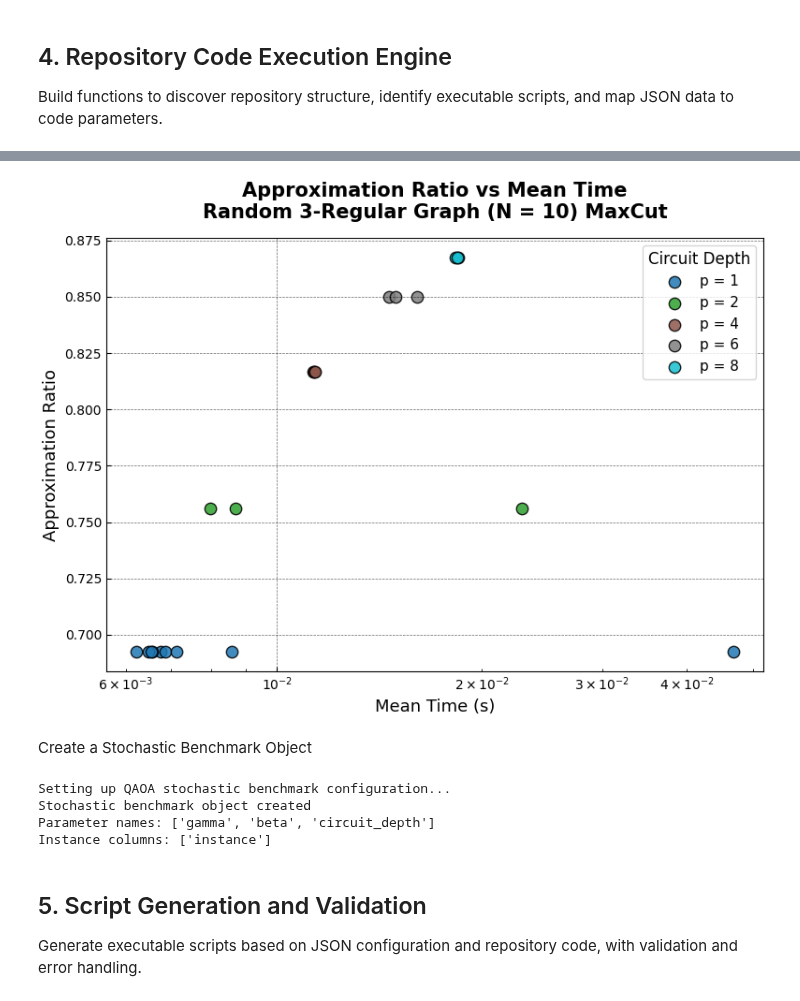
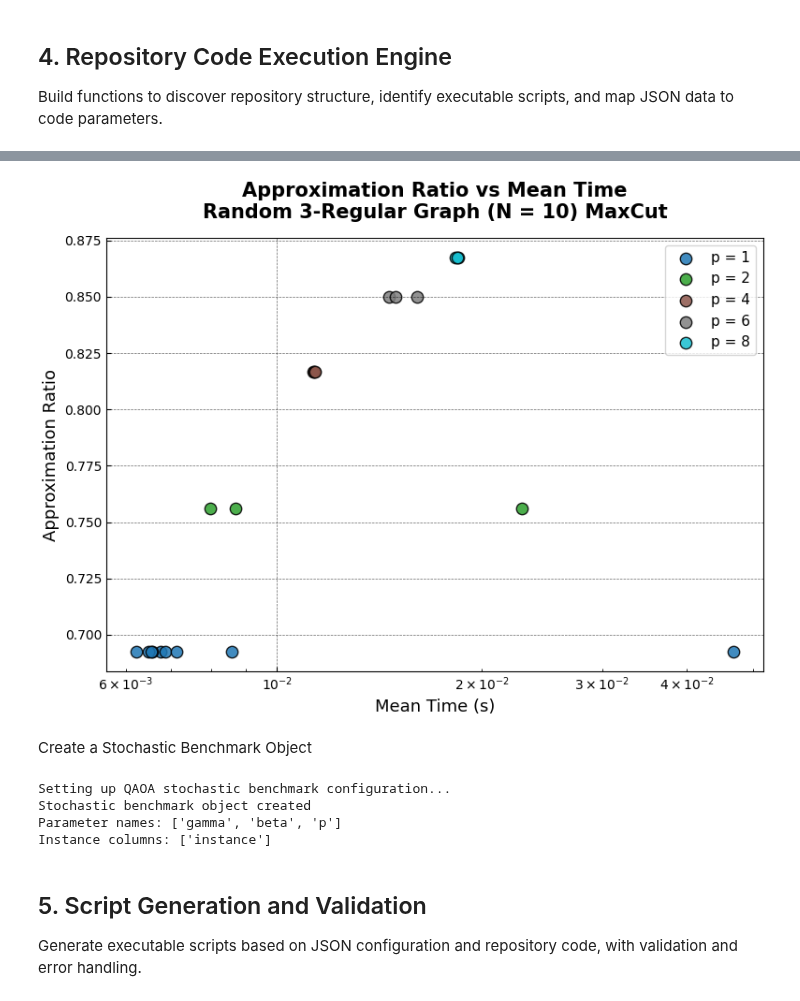
Before and after one commit to bernalde/stochastic-benchmark, a Jupyter notebook: examples/IBM_QAOA/ibm_qaoa_analysis.ipynb, the cells around one changed output, grey strips where cells are left out. Drawn from its saved outputs; the diff is of its cells as text; code cells hidden in the pictures.

```diff
--- a/examples/IBM_QAOA/ibm_qaoa_analysis.ipynb
+++ b/examples/IBM_QAOA/ibm_qaoa_analysis.ipynb
@@ -315,7 +315,7 @@ Success rate: 0/1 (0.0%)
 
 Build functions to discover repository structure, identify executable scripts, and map JSON data to code parameters.
 # %%
-def convert_to_dataframe(results: List[QAOAResult], instance_id: int = 1, circuit_depth: int = None) -> pd.DataFrame:
+def convert_to_dataframe(results: List[QAOAResult], instance_id: int = 1, p: int = None) -> pd.DataFrame:
     """
     Convert a list of QAOA result objects into a standardized pandas DataFrame
     compatible with the stochastic-benchmark framework.
@@ -341,14 +341,14 @@ def convert_to_dataframe(results: List[QAOAResult], instance_id: int = 1, circui
         - `energy_history` (list of float or None)
     instance_id : int, optional
         Unique identifier for the problem instance (default is 1).
-    circuit_depth : int, optional
-        Depth of the QAOA circuit corresponding to the result set.
+              p : int, optional
+        Number of alternating layers.
 
     Returns
     -------
     pandas.DataFrame
         A DataFrame with one row per QAOA trial containing:
-        - `trial_id`, `instance`, `circuit_depth`
+        - `trial_id`, `instance`, `p`
         - `Energy`, `Approximation_Ratio`, `MeanTime`
         - `trainer`, `method`, `success`, `n_iterations`, `count`
         - Variational parameters (`gamma`, `beta`, etc.)
@@ -364,10 +364,10 @@ def convert_to_dataframe(results: List[QAOAResult], instance_id: int = 1, circui
 
     Examples
     --------
-    >>> df = convert_to_dataframe(qaoa_results, instance_id=3, circuit_depth=2)
+    >>> df = convert_to_dataframe(qaoa_results, instance_id=3, p=2)
     >>> print(df.head())
-       trial_id  instance  circuit_depth  Energy  Approximation_Ratio  ...
-             1         3              2  -1.2345                0.875
+       trial_id  instance  p  Energy  Approximation_Ratio  ...
+             1         3   2  -1.2345                0.875
     """
     data_rows = []
 
@@ -386,7 +386,7 @@ def convert_to_dataframe(results: List[QAOAResult], instance_id: int = 1, circui
         row = {
             'trial_id': result.trial_id,
             'instance': instance_id,
-            'circuit_depth': circuit_depth,
+            'p': p,
             'Energy': result.energy if not np.isnan(result.energy) else -999,
             'Approximation_Ratio': result.approximation_ratio if not np.isnan(result.approximation_ratio) else -998,
             'MeanTime': result.train_duration,
@@ -408,7 +408,7 @@ def convert_to_dataframe(results: List[QAOAResult], instance_id: int = 1, circui
     # Enforce proper dtypes
     df = df.astype({
         'instance': int,
-        'circuit_depth': int,
+        'p': int,
         'gamma': float,
         'beta': float,
         'Energy': float,
@@ -420,7 +420,7 @@ def convert_to_dataframe(results: List[QAOAResult], instance_id: int = 1, circui
     return df
 
 
-def prepare_stochastic_benchmark_data(df: pd.DataFrame, instance_id: int, circuit_depth: int, output_dir: str = 'exp_raw'):
+def prepare_stochastic_benchmark_data(df: pd.DataFrame, instance_id: int, p: int, output_dir: str = 'exp_raw'):
     """
     Prepare and save QAOA benchmarking data in a format compatible with the
     stochastic-benchmark framework.
@@ -441,8 +441,8 @@ def prepare_stochastic_benchmark_data(df: pd.DataFrame, instance_id: int, circui
         - 'gamma', 'beta'
     instance_id : int
         Identifier for the QAOA problem instance.
-    circuit_depth : int
-        QAOA circuit depth corresponding to this result set.
+              p : int
+        Number of alternating layers.
     output_dir : str, optional
         Directory to store the processed pickle file. Default is `'exp_raw'`.
 
@@ -456,12 +456,12 @@ def prepare_stochastic_benchmark_data(df: pd.DataFrame, instance_id: int, circui
     - Rows with invalid energy values (`Energy == -999`) are removed.
     - The minimum energy across all valid trials is assigned as `GTMinEnergy` for consistency.
     - Output filename follows the format:
-      `'raw_results_inst={instance_id}_{circuit_depth}.pkl'`
+      `'raw_results_inst={instance_id}_{p}.pkl'`
     - Designed for single-instance data, but can be extended for batch processing.
 
     Examples
     --------
-    >>> df = convert_to_dataframe(qaoa_results, instance_id=3, circuit_depth=2)
+    >>> df = convert_to_dataframe(qaoa_results, instance_id=3, p=2)
     >>> path = prepare_stochastic_benchmark_data(df, 3, 2)
     Original data: 50 rows, Valid data: 45 rows
     Saved instance 3 → exp_raw/raw_results_inst=3_2.pkl (45 trials)
@@ -481,7 +481,7 @@ def prepare_stochastic_benchmark_data(df: pd.DataFrame, instance_id: int, circui
         df_final['GTMinEnergy'] = df_final['Energy'].min()
 
     # Save DataFrame to pickle
-    output_file = os.path.join(output_dir, f'raw_results_inst={instance_id}_{circuit_depth}.pkl')
+    output_file = os.path.join(output_dir, f'raw_results_inst={instance_id}_{p}.pkl')
     df_final.to_pickle(output_file)
     print(f"Saved instance {instance_id} → {output_file} ({len(df_clean)} trials)")
 
@@ -514,11 +514,11 @@ for qaoa_results, json_file in zip(all_qaoa_results, json_files):
     # --- Extract circuit depth (last part before .json) ---
     depth_str = parts[-1].replace('.json', '')
     try:
-        circuit_depth = int(depth_str)
+        p = int(depth_str)
     except ValueError:
-        circuit_depth = None
+        p = None
 
-    qaoa_df = convert_to_dataframe(qaoa_results, instance_id, circuit_depth)
+    qaoa_df = convert_to_dataframe(qaoa_results, instance_id, p)
     print(f"\nInstance {instance_id}: DataFrame shape {qaoa_df.shape}")
     print(f"\nColumns: {list(qaoa_df.columns)}")
     all_qaoa_df.append(qaoa_df)
@@ -534,7 +534,7 @@ for qaoa_results, json_file in zip(all_qaoa_results, json_files):
     # display(qaoa_df.head())
 
     # Prepare data for stochastic benchmark
-    data_file = prepare_stochastic_benchmark_data(qaoa_df, instance_id, circuit_depth)
+    data_file = prepare_stochastic_benchmark_data(qaoa_df, instance_id, p)
     print(f"\nData prepared for stochastic benchmark analysis.")
     all_data_files.append(data_file)
 
@@ -548,8 +548,8 @@ agg_df = pd.concat(all_qaoa_df, ignore_index=True)
 # Convert instance_id to integer if needed (strip leading zeros)
 agg_df['instance'] = agg_df['instance'].astype(int)
 
-# Sort by instance first, then circuit_depth
-agg_df = agg_df.sort_values(by=['instance', 'circuit_depth']).reset_index(drop=True)
+# Sort by instance first, then the value of p
+agg_df = agg_df.sort_values(by=['instance', 'p']).reset_index(drop=True)
 
 display(agg_df)
 # %% [output]
@@ -619,35 +619,35 @@ if not plot_df.empty:
     depth_to_color = {d: cmap(i) for i, d in enumerate(depths)}
 
     # Scatter points for each depth separately for clear colors and legend
     for d in depths:
         df_d = plot_df[plot_df['Depth'] == d]
         plt.scatter(
             df_d['Mean Time (s)'],
             df_d['Approximation Ratio'],
             color=depth_to_color[d],
             s=80,
             edgecolor='k',
             alpha=0.85,
             label=f'p = {d}'
         )
 
     # === Formatting ===
     plt.xlabel('Mean Time (s)', fontsize=13)
     plt.ylabel('Approximation Ratio', fontsize=13)
     plt.xscale('log')
     plt.title(
         'Approximation Ratio vs Mean Time\nRandom 3-Regular Graph (N = 10) MaxCut',
         fontsize=15, fontweight='bold', pad=15
     )
     plt.grid(True, linestyle='--', alpha=0.6)
-    plt.legend(title='Circuit Depth', fontsize=11, title_fontsize=12)
+    plt.legend(fontsize=11, title_fontsize=12)
     plt.tight_layout()
     plt.show()
 
 else:
     print("No data available to plot.")
 # %% [output]
-[figure, old version]
+[figure, new version]
 # %% [markdown]
 Create a Stochastic Benchmark Object
 # %%
@@ -669,7 +669,7 @@ def setup_qaoa_benchmark():
             Configured stochastic benchmark object for QAOA analysis.
         - parameter_names : list of str
             List of QAOA variational parameter names used in the analysis
-            (e.g., ['gamma', 'beta', 'circuit_depth']).
+            (e.g., ['gamma', 'beta', 'p']).
 
     Notes
     -----
@@ -684,7 +684,7 @@ def setup_qaoa_benchmark():
     --------
     >>> sb, param_names = setup_qaoa_benchmark()
     Stochastic benchmark object created
-    Parameter names: ['gamma', 'beta', 'circuit_depth']
+    Parameter names: ['gamma', 'beta', 'p']
     Instance columns: ['instance']
 
     See Also
@@ -693,7 +693,7 @@ def setup_qaoa_benchmark():
     """
 
     # Define parameter names for QAOA
-    parameter_names = ['gamma', 'beta', 'circuit_depth']
+    parameter_names = ['gamma', 'beta', 'p']
     response_key = 'PerfRatio'
     response_dir = 1
 
@@ -723,7 +723,7 @@ sb, parameter_names = setup_qaoa_benchmark()
 # %% [output]
 Setting up QAOA stochastic benchmark configuration...
 Stochastic benchmark object created
-Parameter names: ['gamma', 'beta', 'circuit_depth']
+Parameter names: ['gamma', 'beta', 'p']
 Instance columns: ['instance']
 # %% [markdown]
 ## 5. Script Generation and Validation
```
Also changed, not shown: parts of 6 cells of this notebook, 9 other files.
